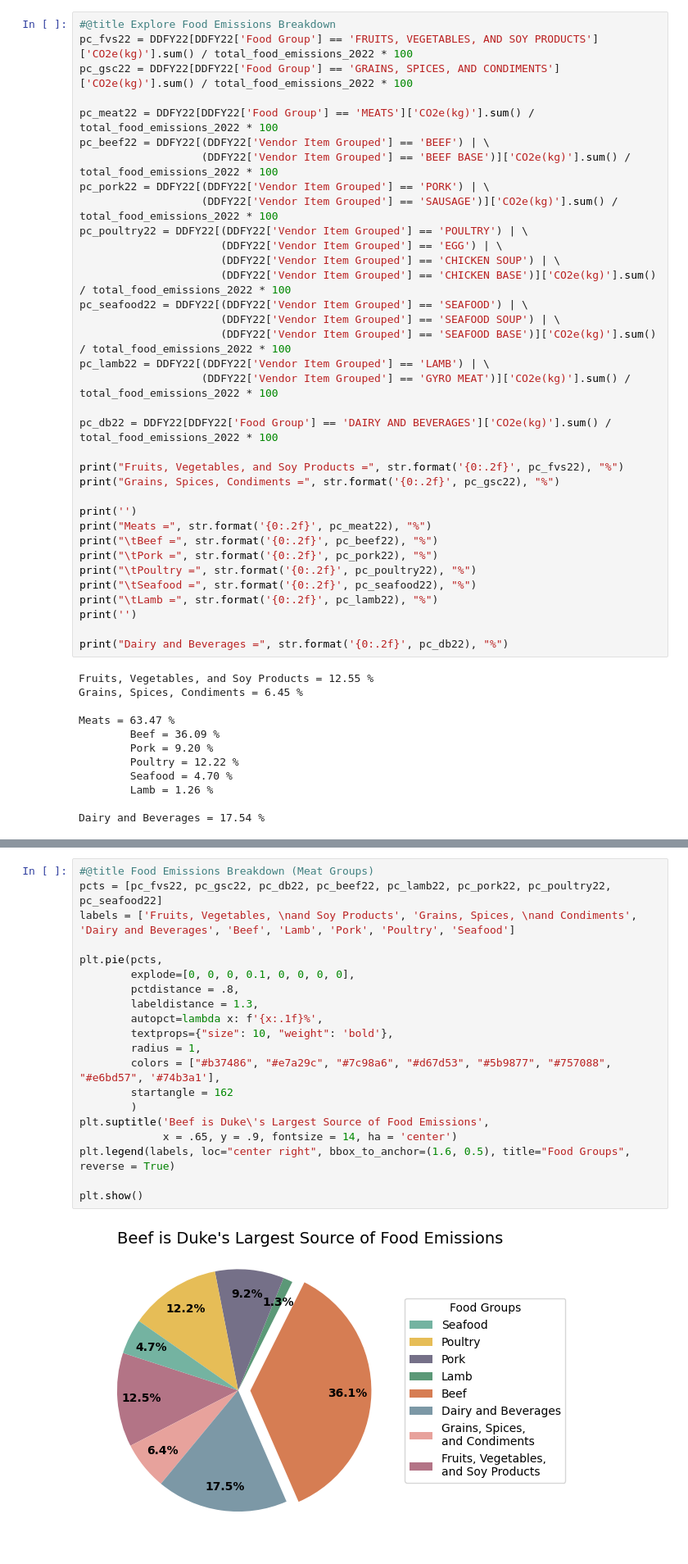
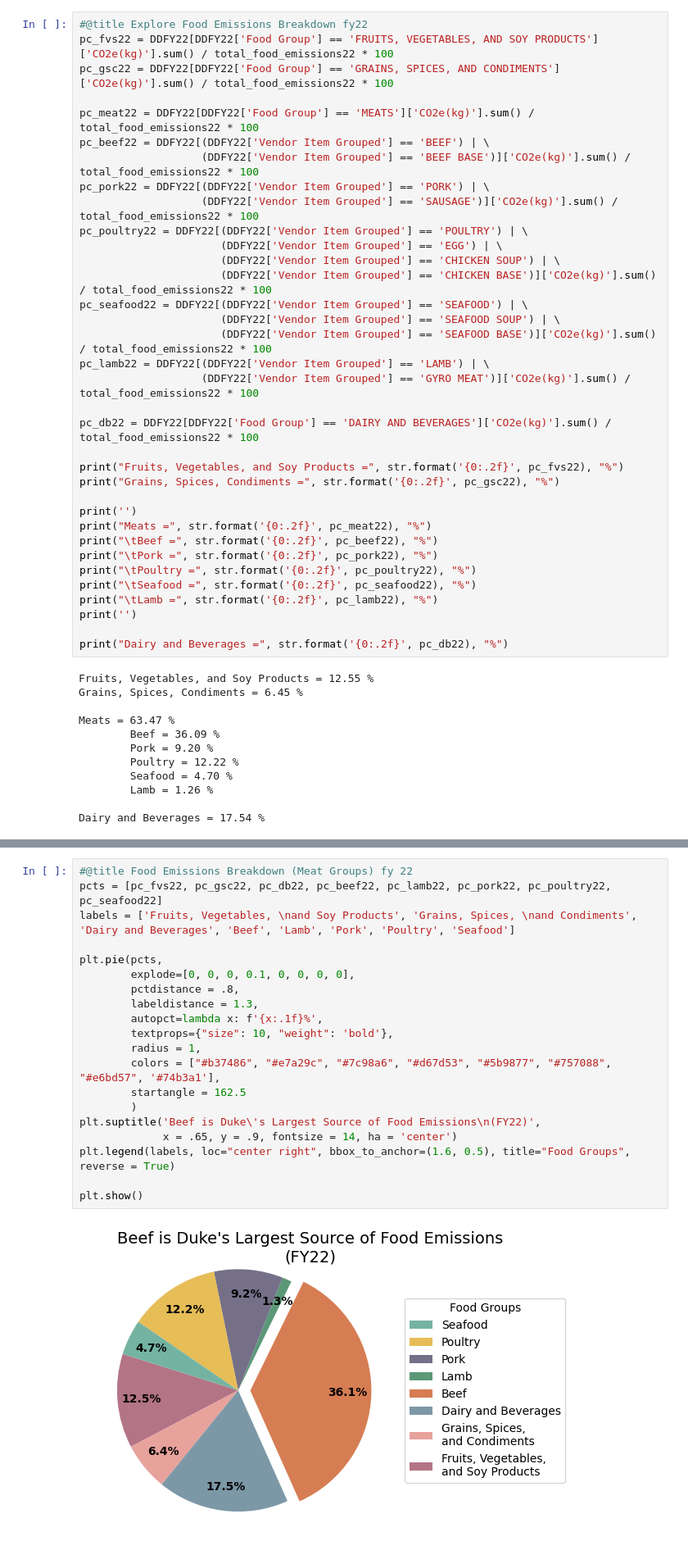
Before and after one commit to ethansong206/Climate-Plus-Project, a Jupyter notebook: DataCleaning.ipynb, the cells around one changed output, grey strips where cells are left out. Shown: that part at 82% size. Saved outputs shown, nothing was run; the diff lists cells and outputs as text.

```diff
--- a/DataCleaning.ipynb
+++ b/DataCleaning.ipynb
@@ -793,24 +826,24 @@ This would make the reported amount  91.16881625126115 % of the real total emiss
 # %%
-#@title Explore Food Emissions Breakdown
-pc_fvs22 = DDFY22[DDFY22['Food Group'] == 'FRUITS, VEGETABLES, AND SOY PRODUCTS']['CO2e(kg)'].sum() / total_food_emissions_2022 * 100
-pc_gsc22 = DDFY22[DDFY22['Food Group'] == 'GRAINS, SPICES, AND CONDIMENTS']['CO2e(kg)'].sum() / total_food_emissions_2022 * 100
+#@title Explore Food Emissions Breakdown fy22
+pc_fvs22 = DDFY22[DDFY22['Food Group'] == 'FRUITS, VEGETABLES, AND SOY PRODUCTS']['CO2e(kg)'].sum() / total_food_emissions22 * 100
+pc_gsc22 = DDFY22[DDFY22['Food Group'] == 'GRAINS, SPICES, AND CONDIMENTS']['CO2e(kg)'].sum() / total_food_emissions22 * 100
 
-pc_meat22 = DDFY22[DDFY22['Food Group'] == 'MEATS']['CO2e(kg)'].sum() / total_food_emissions_2022 * 100
+pc_meat22 = DDFY22[DDFY22['Food Group'] == 'MEATS']['CO2e(kg)'].sum() / total_food_emissions22 * 100
 pc_beef22 = DDFY22[(DDFY22['Vendor Item Grouped'] == 'BEEF') | \
-                   (DDFY22['Vendor Item Grouped'] == 'BEEF BASE')]['CO2e(kg)'].sum() / total_food_emissions_2022 * 100
+                   (DDFY22['Vendor Item Grouped'] == 'BEEF BASE')]['CO2e(kg)'].sum() / total_food_emissions22 * 100
 pc_pork22 = DDFY22[(DDFY22['Vendor Item Grouped'] == 'PORK') | \
-                   (DDFY22['Vendor Item Grouped'] == 'SAUSAGE')]['CO2e(kg)'].sum() / total_food_emissions_2022 * 100
+                   (DDFY22['Vendor Item Grouped'] == 'SAUSAGE')]['CO2e(kg)'].sum() / total_food_emissions22 * 100
 pc_poultry22 = DDFY22[(DDFY22['Vendor Item Grouped'] == 'POULTRY') | \
                       (DDFY22['Vendor Item Grouped'] == 'EGG') | \
                       (DDFY22['Vendor Item Grouped'] == 'CHICKEN SOUP') | \
-                      (DDFY22['Vendor Item Grouped'] == 'CHICKEN BASE')]['CO2e(kg)'].sum() / total_food_emissions_2022 * 100
+                      (DDFY22['Vendor Item Grouped'] == 'CHICKEN BASE')]['CO2e(kg)'].sum() / total_food_emissions22 * 100
 pc_seafood22 = DDFY22[(DDFY22['Vendor Item Grouped'] == 'SEAFOOD') | \
                       (DDFY22['Vendor Item Grouped'] == 'SEAFOOD SOUP') | \
-                      (DDFY22['Vendor Item Grouped'] == 'SEAFOOD BASE')]['CO2e(kg)'].sum() / total_food_emissions_2022 * 100
+                      (DDFY22['Vendor Item Grouped'] == 'SEAFOOD BASE')]['CO2e(kg)'].sum() / total_food_emissions22 * 100
 pc_lamb22 = DDFY22[(DDFY22['Vendor Item Grouped'] == 'LAMB') | \
-                   (DDFY22['Vendor Item Grouped'] == 'GYRO MEAT')]['CO2e(kg)'].sum() / total_food_emissions_2022 * 100
+                   (DDFY22['Vendor Item Grouped'] == 'GYRO MEAT')]['CO2e(kg)'].sum() / total_food_emissions22 * 100
 
-pc_db22 = DDFY22[DDFY22['Food Group'] == 'DAIRY AND BEVERAGES']['CO2e(kg)'].sum() / total_food_emissions_2022 * 100
+pc_db22 = DDFY22[DDFY22['Food Group'] == 'DAIRY AND BEVERAGES']['CO2e(kg)'].sum() / total_food_emissions22 * 100
 
 print("Fruits, Vegetables, and Soy Products =", str.format('{0:.2f}', pc_fvs22), "%")
 print("Grains, Spices, Condiments =", str.format('{0:.2f}', pc_gsc22), "%")
@@ -840,22 +920,22 @@ Dairy and Beverages = 17.54 %
 # %%
-#@title Food Emissions Breakdown (Meat Groups)
+#@title Food Emissions Breakdown (Meat Groups) fy 22
 pcts = [pc_fvs22, pc_gsc22, pc_db22, pc_beef22, pc_lamb22, pc_pork22, pc_poultry22, pc_seafood22]
 labels = ['Fruits, Vegetables, \nand Soy Products', 'Grains, Spices, \nand Condiments', 'Dairy and Beverages', 'Beef', 'Lamb', 'Pork', 'Poultry', 'Seafood']
 
 plt.pie(pcts,
         explode=[0, 0, 0, 0.1, 0, 0, 0, 0],
         pctdistance = .8,
         labeldistance = 1.3,
         autopct=lambda x: f'{x:.1f}%',
         textprops={"size": 10, "weight": 'bold'},
         radius = 1,
         colors = ["#b37486", "#e7a29c", "#7c98a6", "#d67d53", "#5b9877", "#757088", "#e6bd57", '#74b3a1'],
-        startangle = 162
+        startangle = 162.5
         )
-plt.suptitle('Beef is Duke\'s Largest Source of Food Emissions',
+plt.suptitle('Beef is Duke\'s Largest Source of Food Emissions\n(FY22)',
              x = .65, y = .9, fontsize = 14, ha = 'center')
 plt.legend(labels, loc="center right", bbox_to_anchor=(1.6, 0.5), title="Food Groups", reverse = True)
 
 plt.show()
 # %% [output]
-[figure, old version]
+[figure, new version]
```
Also changed, not shown: parts of 16 cells of this notebook.
